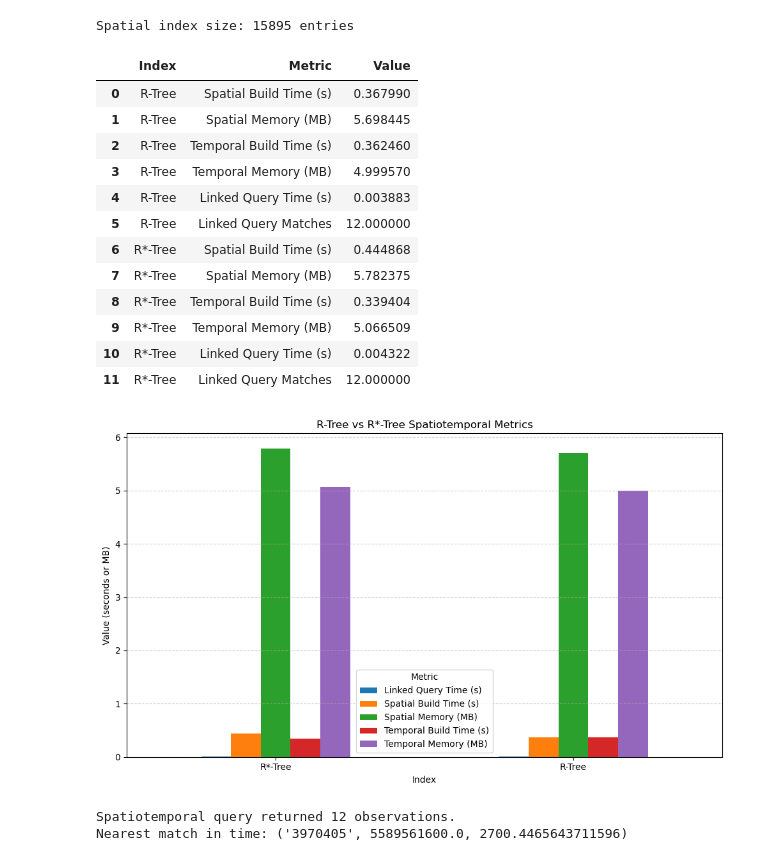
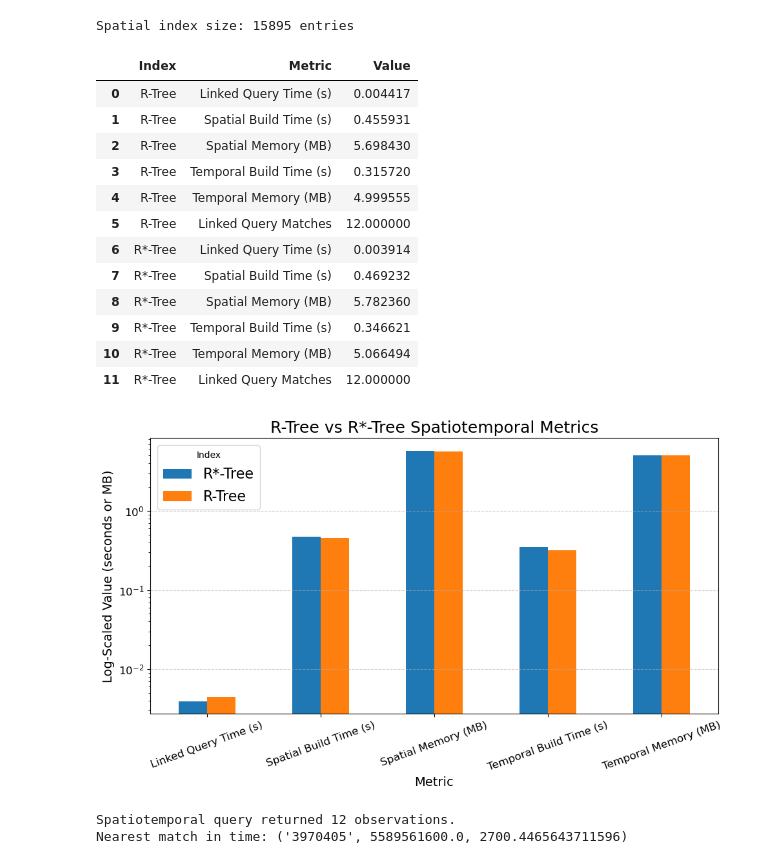
Before and after one commit to gjskywalker/COMP6311G_Assignments, a Jupyter notebook: Assignment_2/Spatialtemporal_Comparison.ipynb, the cells around one changed output. Cells and saved outputs as stored; diff of their text form; code cells hidden in the pictures.

Commit message:
Add Spatial-temporal Query Result

```diff
--- a/Assignment_2/Spatialtemporal_Comparison.ipynb
+++ b/Assignment_2/Spatialtemporal_Comparison.ipynb
@@ -630,58 +631,74 @@ def measure_index(label: str, spatial_builder, temporal_builder):
     linked_matches = len(query_results)
 
     return [
+        {'Index': label, 'Metric': 'Linked Query Time (s)', 'Value': linked_query_time},
         {'Index': label, 'Metric': 'Spatial Build Time (s)', 'Value': spatial_build_time},
         {'Index': label, 'Metric': 'Spatial Memory (MB)', 'Value': spatial_mem_mb},
         {'Index': label, 'Metric': 'Temporal Build Time (s)', 'Value': temporal_build_time},
         {'Index': label, 'Metric': 'Temporal Memory (MB)', 'Value': temporal_mem_mb},
-        {'Index': label, 'Metric': 'Linked Query Time (s)', 'Value': linked_query_time},
         {'Index': label, 'Metric': 'Linked Query Matches', 'Value': linked_matches}
     ]
 
 if platypus_gdf.empty:
     print('Benchmark skipped: platypus dataset not loaded.')
 else:
     comparison_plan = [
         ('R-Tree', build_spatial_rtree, build_temporal_rtree),
         ('R*-Tree', build_spatial_rstar_tree, build_temporal_rstar_tree)
     ]
 
     all_results: List[Dict[str, object]] = []
     for label, spatial_builder, temporal_builder in comparison_plan:
         all_results.extend(measure_index(label, spatial_builder, temporal_builder))
 
     df_results = pd.DataFrame(all_results)
     display(df_results)
 
     plot_df = df_results[df_results['Metric'].isin([
-        'Spatial Build Time (s)', 'Spatial Memory (MB)',
-        'Temporal Build Time (s)', 'Temporal Memory (MB)',
-        'Linked Query Time (s)'
-    ])]
+        'Linked Query Time (s)',
+        'Spatial Build Time (s)',
+        'Spatial Memory (MB)',
+        'Temporal Build Time (s)',
+        'Temporal Memory (MB)'
+    ])].copy()
 
     if not plot_df.empty:
-        chart_data = plot_df.pivot(index='Index', columns='Metric', values='Value')
-        ax = chart_data.plot(kind='bar', figsize=(10, 6), rot=0)
-        ax.set_title('R-Tree vs R*-Tree Spatiotemporal Metrics')
-        ax.set_ylabel('Value (seconds or MB)')
+        metric_order = [
+            'Linked Query Time (s)',
+            'Spatial Build Time (s)',
+            'Spatial Memory (MB)',
+            'Temporal Build Time (s)',
+            'Temporal Memory (MB)'
+        ]
+        plot_df['Metric'] = pd.Categorical(plot_df['Metric'], categories=metric_order, ordered=True)
+        chart_data = plot_df.pivot(index='Metric', columns='Index', values='Value').loc[metric_order]
+        chart_data = chart_data.applymap(lambda v: np.nan if v is None or v <= 0 else v)
+        ax = chart_data.plot(kind='bar', figsize=(10, 6), rot=20)
+        ax.set_title('R-Tree vs R*-Tree Spatiotemporal Metrics', fontsize=18)
+        ax.set_ylabel('Log-Scaled Value (seconds or MB)', fontsize=14)
+        ax.set_xlabel('Metric', fontsize=14)
+        ax.set_yscale('log')
+        ax.tick_params(axis='x', labelsize=12)
+        ax.tick_params(axis='y', labelsize=12)
         ax.grid(axis='y', linestyle='--', alpha=0.6)
+        ax.legend(title='Index', fontsize=16)
         plt.tight_layout()
         plt.show()
 # %% [output]
 |  | Index | Metric | Value |
-| 0 | R-Tree | Spatial Build Time (s) | 0.367990 |
-| 1 | R-Tree | Spatial Memory (MB) | 5.698445 |
-| 2 | R-Tree | Temporal Build Time (s) | 0.362460 |
-| 3 | R-Tree | Temporal Memory (MB) | 4.999570 |
-| 4 | R-Tree | Linked Query Time (s) | 0.003883 |
+| 0 | R-Tree | Linked Query Time (s) | 0.004417 |
+| 1 | R-Tree | Spatial Build Time (s) | 0.455931 |
+| 2 | R-Tree | Spatial Memory (MB) | 5.698430 |
+| 3 | R-Tree | Temporal Build Time (s) | 0.315720 |
+| 4 | R-Tree | Temporal Memory (MB) | 4.999555 |
 | 5 | R-Tree | Linked Query Matches | 12.000000 |
-| 6 | R*-Tree | Spatial Build Time (s) | 0.444868 |
-| 7 | R*-Tree | Spatial Memory (MB) | 5.782375 |
-| 8 | R*-Tree | Temporal Build Time (s) | 0.339404 |
-| 9 | R*-Tree | Temporal Memory (MB) | 5.066509 |
-| 10 | R*-Tree | Linked Query Time (s) | 0.004322 |
+| 6 | R*-Tree | Linked Query Time (s) | 0.003914 |
+| 7 | R*-Tree | Spatial Build Time (s) | 0.469232 |
+| 8 | R*-Tree | Spatial Memory (MB) | 5.782360 |
+| 9 | R*-Tree | Temporal Build Time (s) | 0.346621 |
+| 10 | R*-Tree | Temporal Memory (MB) | 5.066494 |
 | 11 | R*-Tree | Linked Query Matches | 12.000000 |
-[figure, old version]
+[figure, new version]
 # %%
 # --- Example Usage (Requires dataset) ---
 if not platypus_gdf.empty:
```
Also changed, not shown: parts of 1 cell of this notebook.
